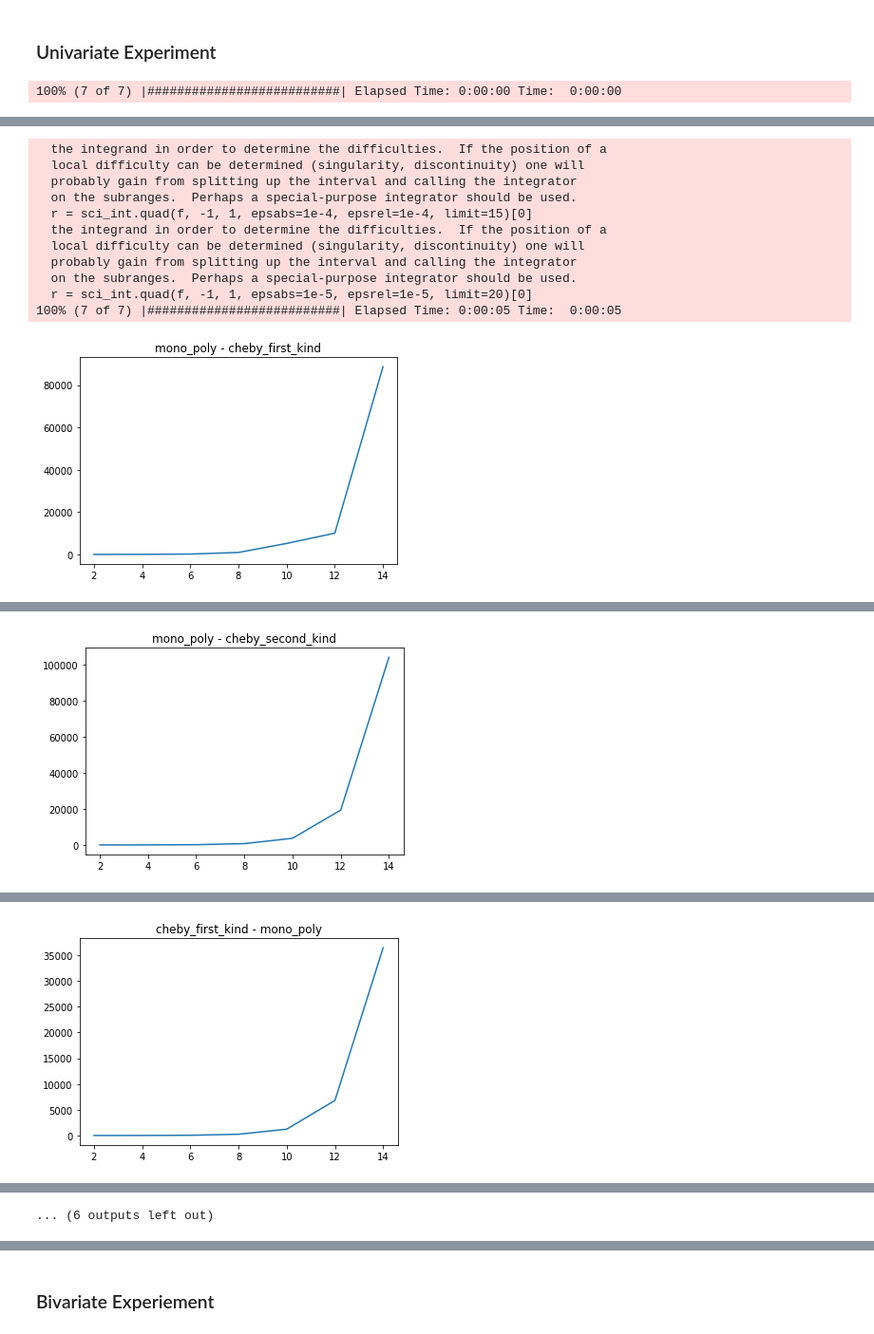
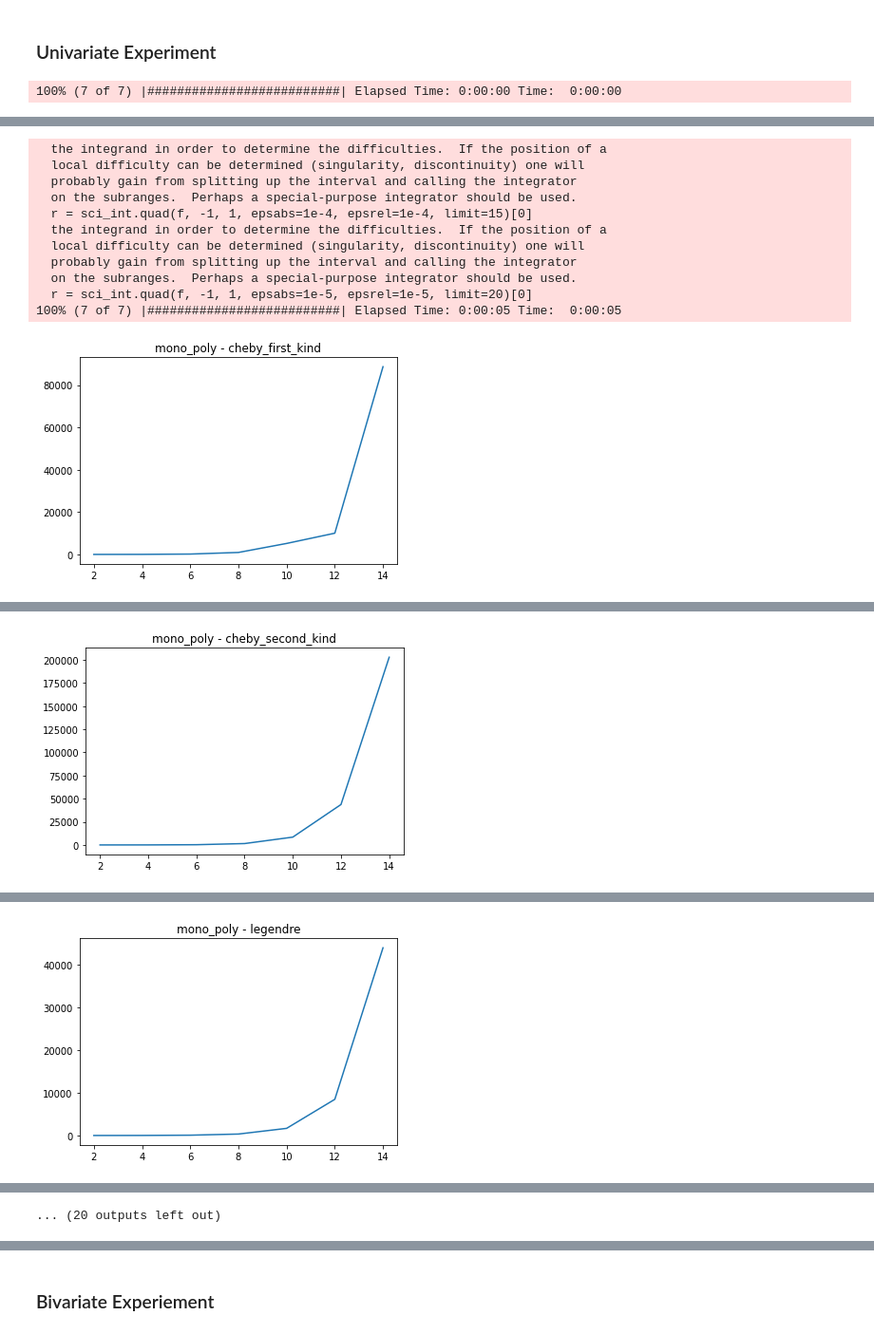
Before and after one commit to YixuanSeanZhou/math_honor_project, a Jupyter notebook: python_code/Coefficient_Moment_Matrix.ipynb, the cells around one changed output, grey strips where cells are left out. Shown at 95% size. Saved outputs shown, nothing was run; the diff lists cells and outputs as text; code cells hidden in the pictures.

```diff
--- a/python_code/Coefficient_Moment_Matrix.ipynb
+++ b/python_code/Coefficient_Moment_Matrix.ipynb
@@ -112,3 +112,5 @@ class mono_poly:
             return c
         else:
             return sp.core.numbers.Zero()
+# %%
+a = legendre(4,2)
@@ -128,7 +297,7 @@ class cheby_second_kind:
         '''
         Description:
             Generate all the terms in a bases of bivaraite polynomials using
-            bivariate chebyshev polynomial of the first kind
+            bivariate chebyshev polynomial of the second kind
         Reference:
              The construction of multivariate chebyshev is based on what Gergely Mádi-Nagy proposed in his
             "Polynomial bases on the numerical solution of the multivariate discrete moment problem"
@@ -493,7 +662,7 @@ def experiment(m_mtx_base, poly_base, deg, num_var):
 # %% [markdown]
 ### Univariate Experiment
 # %%
-classes = [mono_poly, cheby_first_kind, cheby_second_kind]
+classes = [mono_poly, cheby_first_kind, cheby_second_kind, legendre]
 for c_m in classes:
     for c_p in classes:
         conds = []
@@ -505,7 +674,7 @@ for c_m in classes:
                 bar.update(i)
         plt.title(str(c_m.__name__) + ' - ' + str(c_p.__name__))
         plt.plot(x, conds)
-        plt.savefig('monomial/' + str(c_m.__name__) + '_' + str(c_p.__name__) + '.png')
+        plt.savefig('univariate/' + str(c_m.__name__) + '_' + str(c_p.__name__) + '.png')
         plt.show()
 # %% [output]
 100% (7 of 7) |##########################| Elapsed Time: 0:00:00 Time:  0:00:00
@@ -526 +695 @@ for c_m in classes:
-[figure, old version]
+[figure, new version]
@@ -528 +697 @@ for c_m in classes:
-[figure, old version]
+[figure, new version]
@@ -533 +702 @@ for c_m in classes:
-... (6 outputs left out)
+... (20 outputs left out)
```
Also changed, not shown: parts of 8 cells of this notebook, 18 other files.
